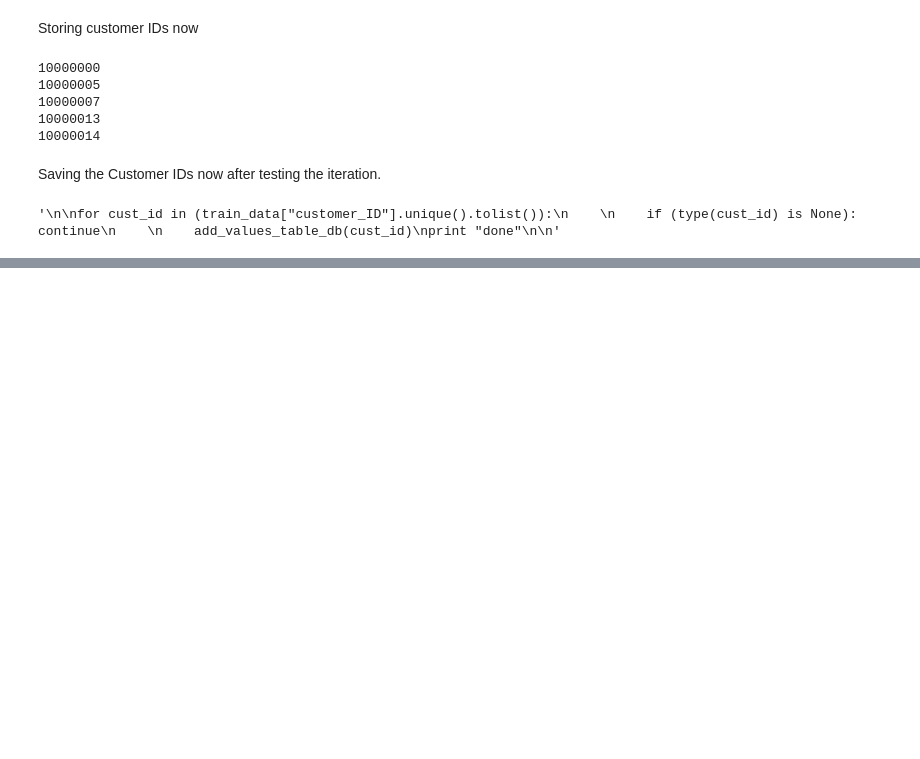
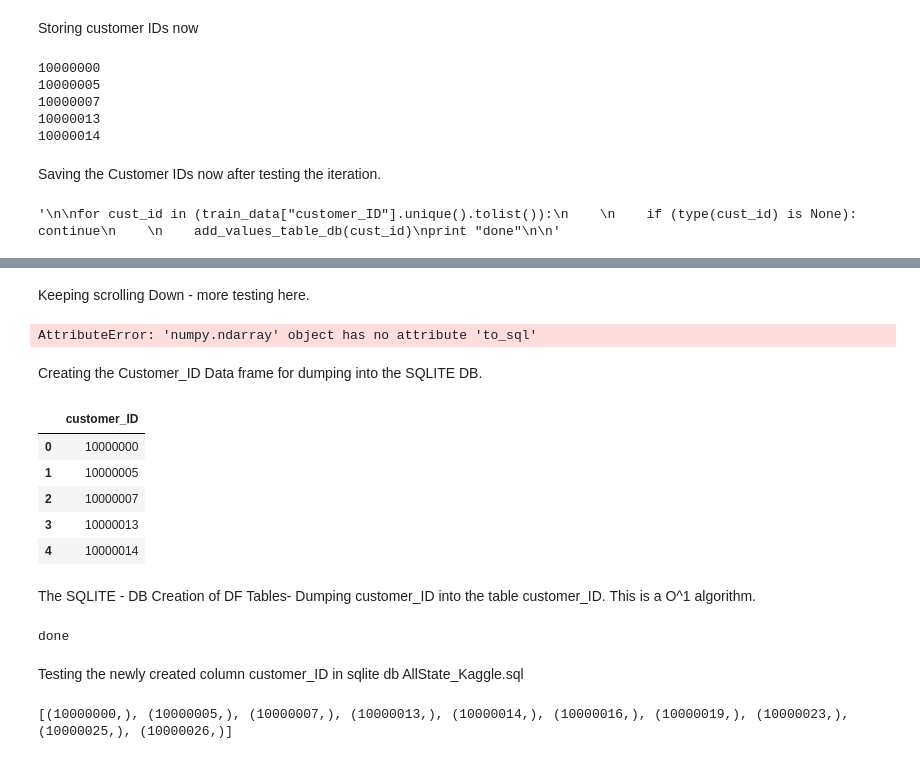
Before and after one commit to SimplifyData/Allstate-Purchase-Prediction-Challenge, a Jupyter notebook: AllState_Predict.ipynb, the cells around one changed output, grey strips where cells are left out. Saved outputs shown, nothing was run; the diff lists cells and outputs as text; code cells hidden in the pictures; blank space fills up the shorter version.

Commit message:
Customer IDs sucessfully inserting to sqlite db.
Algorithm changed from O^n to O^1.

Time Complixity Problem resolved.

Reduction from O^n_min =O^ 97,000 to O^1.

```diff
--- a/AllState_Predict.ipynb
+++ b/AllState_Predict.ipynb
@@ -634,0 +678,55 @@ run == None
+# %% [markdown]
+Keeping scrolling Down -  more testing here.
+# %%
+"""
+conn = sqlite3.connect("/home/azafar/Projects/Allstate Purchase Prediction Challenge/Data/AllState_KaggleDB.sqlite")
+
+train_data["customer_ID"].unique().to_sql(con = conn, name = 'Customer_ID',
+                                 if_exists='replace',flavor='sqlite')
+
+print "done"
+"""
+# %% [output]
+AttributeError: 'numpy.ndarray' object has no attribute 'to_sql'
+# %% [markdown]
+Creating the Customer_ID Data frame for dumping into the SQLITE DB.
+# %%
+customer_id_df = pd.DataFrame(train_data["customer_ID"].unique().tolist(), columns=["customer_ID"],dtype='int')
+# %%
+customer_id_df.head()
+# %% [output]
+|  | customer_ID |
+| 0 | 10000000 |
+| 1 | 10000005 |
+| 2 | 10000007 |
+| 3 | 10000013 |
+| 4 | 10000014 |
+# %% [markdown]
+The SQLITE - DB Creation of DF Tables- Dumping customer_ID into the table customer_ID. This is a O^1 algorithm.
+# %%
+conn = sqlite3.connect("/home/azafar/Projects/Allstate Purchase Prediction Challenge/Data/AllState_KaggleDB.sqlite")
+
+customer_id_df.to_sql(con = conn, name = 'Customer_ID',
+                                 if_exists='replace',flavor='sqlite')
+
+print "done"
+# %% [output]
+done
+# %% [markdown]
+Testing the newly created column customer_ID in sqlite db AllState_Kaggle.sql
+# %%
+conn = sqlite3.connect("/home/azafar/Projects/Allstate Purchase Prediction Challenge/Data/AllState_KaggleDB.sqlite")
+
+cur = conn.cursor()
+
+cur.execute(' SELECT customer_ID FROM Customer_ID LIMIT 10')
+
+run = cur.fetchall()
+
+conn.commit()
+
+conn.close()
+
+print run
+# %% [output]
+[(10000000,), (10000005,), (10000007,), (10000013,), (10000014,), (10000016,), (10000019,), (10000023,), (10000025,), (10000026,)]
```
Also changed, not shown: parts of 13 cells of this notebook, 1 other file.
